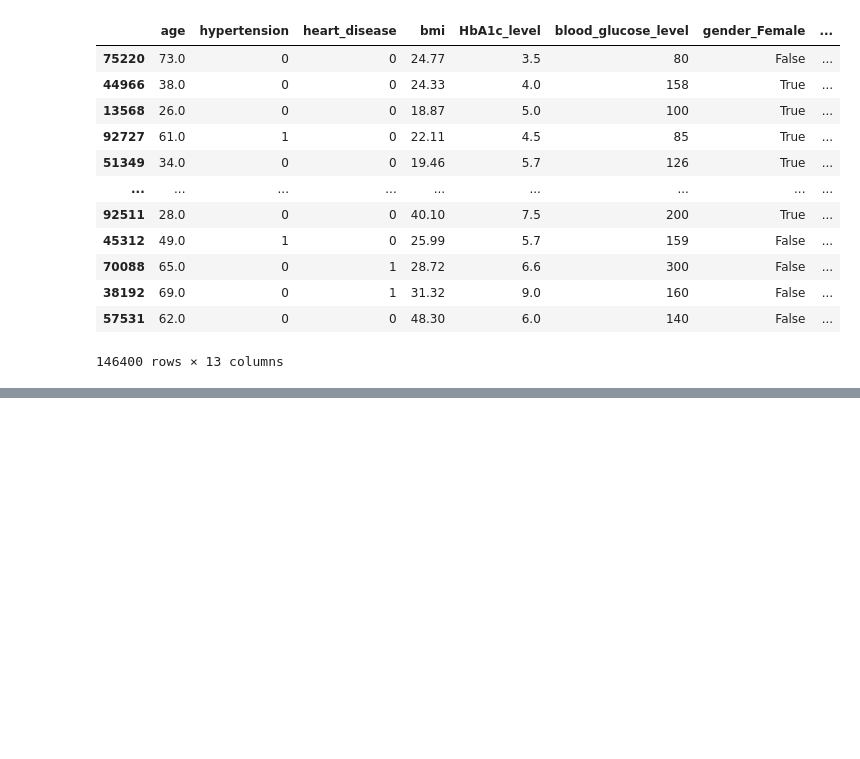
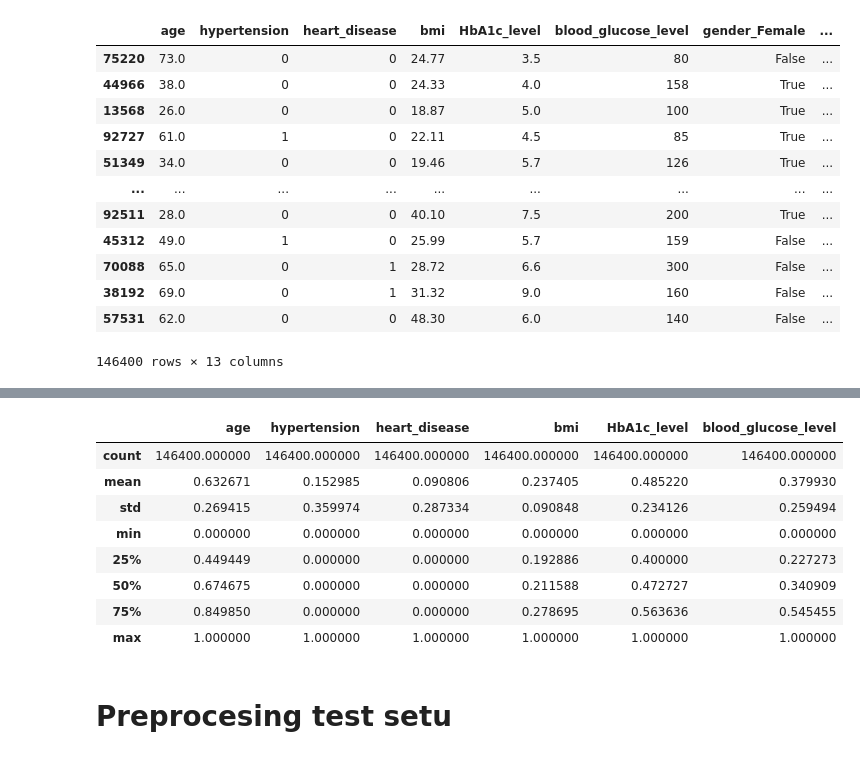
Before and after one commit to Filip-Dvorak/ZYZZ, a Jupyter notebook: DataPreprocessingForSupervisedLearning.ipynb, the cells around one changed output, grey strips where cells are left out. Saved outputs shown, nothing was run; the diff lists cells and outputs as text; code cells hidden in the pictures; blank space fills up the shorter version.

Commit message:
MinMax scaling a preprocesing testovacich dat pro supervised learning

```diff
--- a/DataPreprocessing.ipynb
+++ b/DataPreprocessingForSupervisedLearning.ipynb
@@ -156,0 +171,17 @@ X_train
+# %%
+from sklearn.preprocessing import MinMaxScaler
+scaler = MinMaxScaler()
+X_train[['age', 'bmi', 'HbA1c_level', 'blood_glucose_level']] = scaler.fit_transform(X_train[['age', 'bmi', 'HbA1c_level', 'blood_glucose_level']])
+X_train.describe()
+# %% [output]
+|  | age | hypertension | heart_disease | bmi | HbA1c_level | blood_glucose_level |
+| count | 146400.000000 | 146400.000000 | 146400.000000 | 146400.000000 | 146400.000000 | 146400.000000 |
+| mean | 0.632671 | 0.152985 | 0.090806 | 0.237405 | 0.485220 | 0.379930 |
+| std | 0.269415 | 0.359974 | 0.287334 | 0.090848 | 0.234126 | 0.259494 |
+| min | 0.000000 | 0.000000 | 0.000000 | 0.000000 | 0.000000 | 0.000000 |
+| 25% | 0.449449 | 0.000000 | 0.000000 | 0.192886 | 0.400000 | 0.227273 |
+| 50% | 0.674675 | 0.000000 | 0.000000 | 0.211588 | 0.472727 | 0.340909 |
+| 75% | 0.849850 | 0.000000 | 0.000000 | 0.278695 | 0.563636 | 0.545455 |
+| max | 1.000000 | 1.000000 | 1.000000 | 1.000000 | 1.000000 | 1.000000 |
+# %% [markdown]
+# Preprocesing test setu
```
Also changed, not shown: parts of 5 cells of this notebook, 1 other file.
